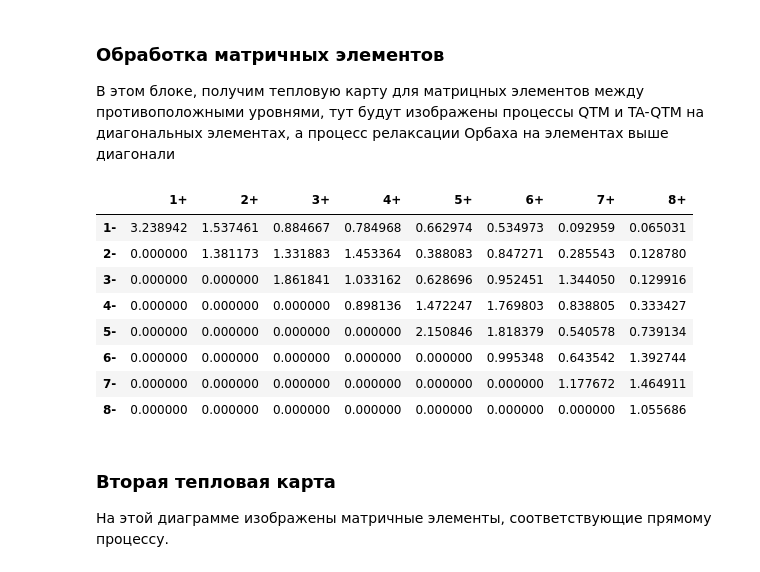
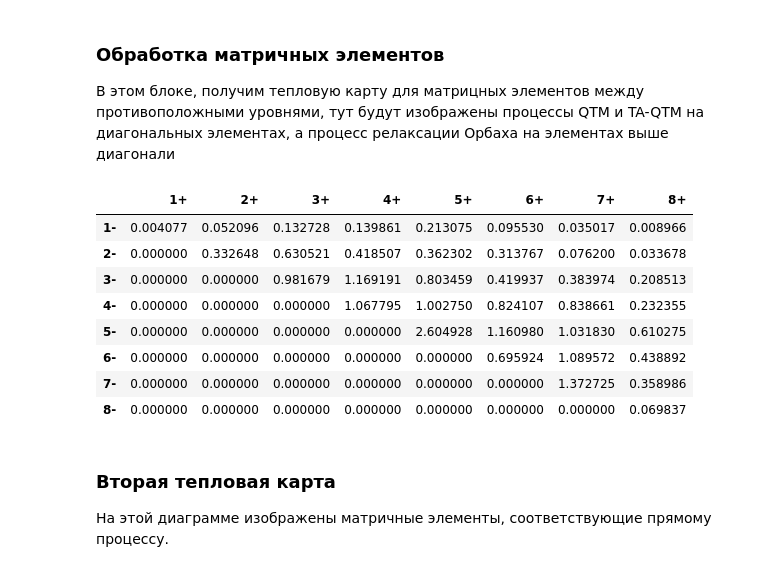
Before and after one commit to krainyukov/FastMOLCAS, a Jupyter notebook: fast_report.ipynb, the cells around one changed output. Cells and saved outputs as stored; diff of their text form; code cells hidden in the pictures.

```diff
--- a/fast_report.ipynb
+++ b/fast_report.ipynb
@@ -4,7 +4,7 @@
 1) Импортируем библиотеку pandas для удобства работы
 2) В той же папке, в которой лежит этот рабочий документ оставляем результат работы MOLCAS
 # %%
-filename = '(PyH)2Dy(NO3)5'
+filename = 'UMITOB'
 path = f'./logs/{filename}.log'
 # %%
 import pandas as pd
@@ -205,42 +205,43 @@ def fill_heat_map(output_lines, heat_map):
 
 def create_heat_map_dataframe(heat_map):
     """Создает DataFrame из heat_map."""
     return pd.DataFrame(
         heat_map,
         index=[f'{i}- ' for i in range(1, 9)],
         columns=[f'{i}+ ' for i in range(1, 9)]
     )
 
 def add_heat_map_to_report(heat_map_df, doc):
     """Добавляет заголовок и таблицу heat_map в документ."""
     doc.add_heading('\n\nQTM, ORBACH, MATRIX ELEMENTS', level=1)
     add_table_to_report(heat_map_df, doc)
 
 def process_ab_initio_blocking_barrier(lines, doc):
     """Основная функция для обработки данных AB INITIO BLOCKING BARRIER и создания heat_map."""
     output_lines = extract_ab_initio_blocking_barrier(lines)
     heat_map = initialize_heat_map()
     fill_heat_map(output_lines, heat_map)
     heat_map_df = create_heat_map_dataframe(heat_map)
     add_heat_map_to_report(heat_map_df, doc)
 
     # Отображаем результат
     # print(heat_map_df)  # Вывод в консоль
     display(heat_map_df)  # Отображение в Jupyter Notebook, если используется
+    return heat_map_df
 
 # Пример использования
 # Предполагается, что lines и doc уже определены
-process_ab_initio_blocking_barrier(lines, doc)
+heat_map_df = process_ab_initio_blocking_barrier(lines, doc)
 # %% [output]
 |  | 1+ | 2+ | 3+ | 4+ | 5+ | 6+ | 7+ | 8+ |
-| 1- | 3.238942 | 1.537461 | 0.884667 | 0.784968 | 0.662974 | 0.534973 | 0.092959 | 0.065031 |
-| 2- | 0.000000 | 1.381173 | 1.331883 | 1.453364 | 0.388083 | 0.847271 | 0.285543 | 0.128780 |
-| 3- | 0.000000 | 0.000000 | 1.861841 | 1.033162 | 0.628696 | 0.952451 | 1.344050 | 0.129916 |
-| 4- | 0.000000 | 0.000000 | 0.000000 | 0.898136 | 1.472247 | 1.769803 | 0.838805 | 0.333427 |
-| 5- | 0.000000 | 0.000000 | 0.000000 | 0.000000 | 2.150846 | 1.818379 | 0.540578 | 0.739134 |
-| 6- | 0.000000 | 0.000000 | 0.000000 | 0.000000 | 0.000000 | 0.995348 | 0.643542 | 1.392744 |
-| 7- | 0.000000 | 0.000000 | 0.000000 | 0.000000 | 0.000000 | 0.000000 | 1.177672 | 1.464911 |
-| 8- | 0.000000 | 0.000000 | 0.000000 | 0.000000 | 0.000000 | 0.000000 | 0.000000 | 1.055686 |
+| 1- | 0.004077 | 0.052096 | 0.132728 | 0.139861 | 0.213075 | 0.095530 | 0.035017 | 0.008966 |
+| 2- | 0.000000 | 0.332648 | 0.630521 | 0.418507 | 0.362302 | 0.313767 | 0.076200 | 0.033678 |
+| 3- | 0.000000 | 0.000000 | 0.981679 | 1.169191 | 0.803459 | 0.419937 | 0.383974 | 0.208513 |
+| 4- | 0.000000 | 0.000000 | 0.000000 | 1.067795 | 1.002750 | 0.824107 | 0.838661 | 0.232355 |
+| 5- | 0.000000 | 0.000000 | 0.000000 | 0.000000 | 2.604928 | 1.160980 | 1.031830 | 0.610275 |
+| 6- | 0.000000 | 0.000000 | 0.000000 | 0.000000 | 0.000000 | 0.695924 | 1.089572 | 0.438892 |
+| 7- | 0.000000 | 0.000000 | 0.000000 | 0.000000 | 0.000000 | 0.000000 | 1.372725 | 0.358986 |
+| 8- | 0.000000 | 0.000000 | 0.000000 | 0.000000 | 0.000000 | 0.000000 | 0.000000 | 0.069837 |
 # %% [markdown]
 ### Вторая тепловая карта
 
```
Also changed, not shown: parts of 7 cells of this notebook.
